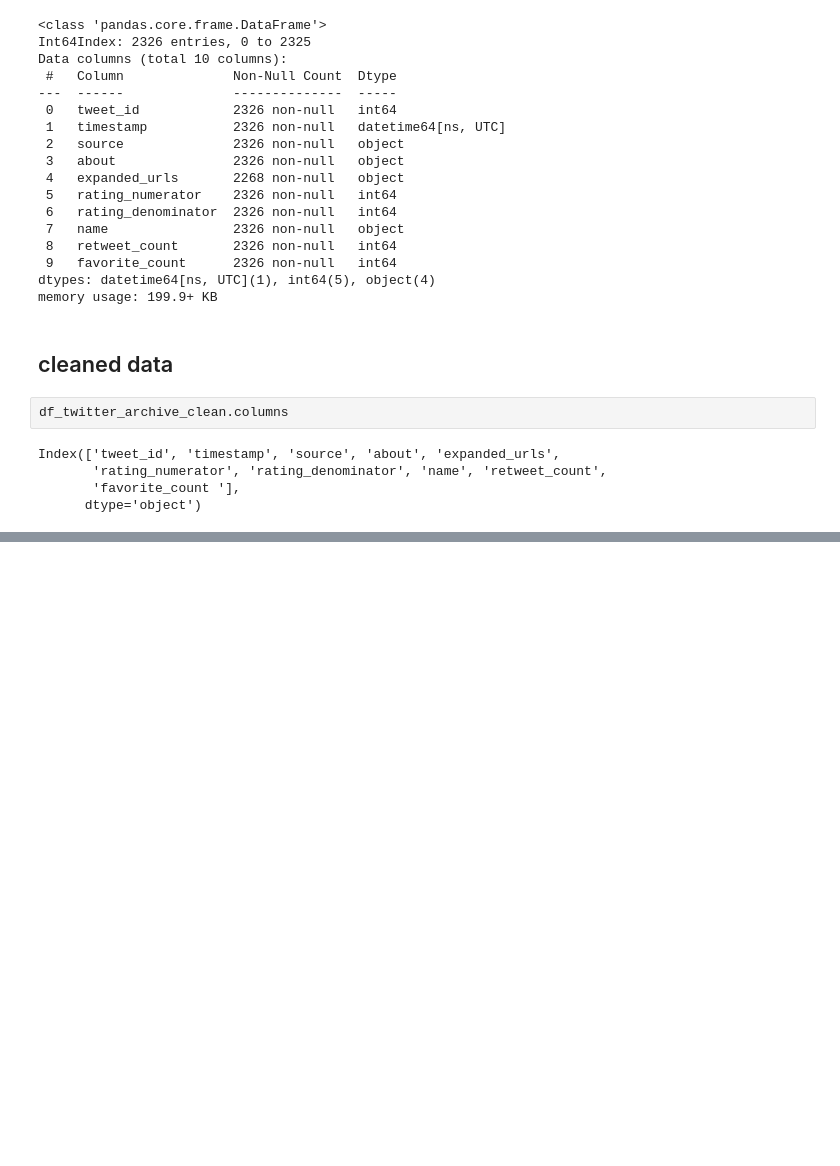
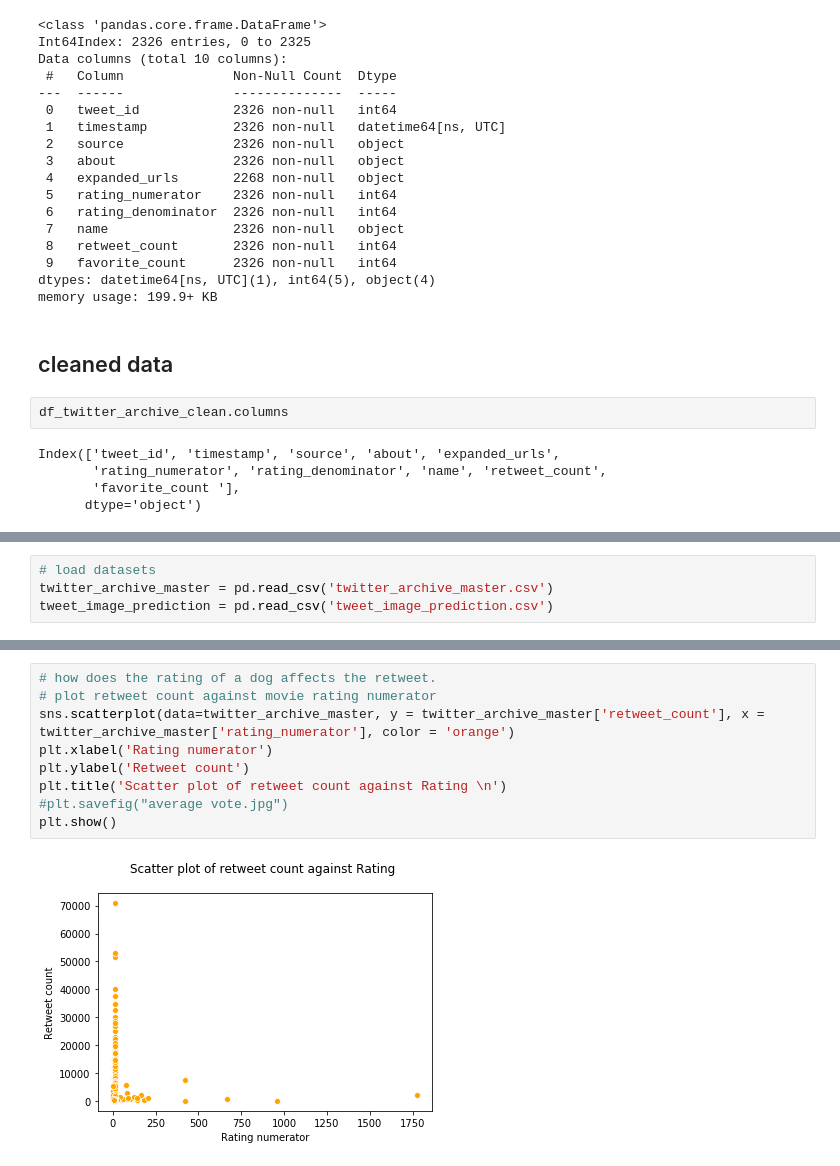
Before and after one commit to RoyalVee/Data-Exploration-and-Analysis-of-WeRateDogs-Tweets, a Jupyter notebook: Untitled.ipynb, the cells around one changed output, grey strips where cells are left out. Saved outputs shown, nothing was run; the diff lists cells and outputs as text; blank space fills up the shorter version.

Commit message:
feat : analysis and visuals

```diff
--- a/Untitled.ipynb
+++ b/Untitled.ipynb
@@ -809,0 +863,4 @@ AttributeError: 'DataFrame' object has no attribute 'affectionate_term'
+# %%
+# load datasets
+twitter_archive_master = pd.read_csv('twitter_archive_master.csv')
+tweet_image_prediction = pd.read_csv('tweet_image_prediction.csv')
@@ -809,0 +882,11 @@ AttributeError: 'DataFrame' object has no attribute 'affectionate_term'
+# %%
+# how does the rating of a dog affects the retweet.
+# plot retweet count against movie rating numerator
+sns.scatterplot(data=twitter_archive_master, y = twitter_archive_master['retweet_count'], x = twitter_archive_master['rating_numerator'], color = 'orange')
+plt.xlabel('Rating numerator')
+plt.ylabel('Retweet count')
+plt.title('Scatter plot of retweet count against Rating \n')
+#plt.savefig("average vote.jpg")
+plt.show()
+# %% [output]
+[figure, added]
```
Also changed, not shown: parts of 37 cells of this notebook.
